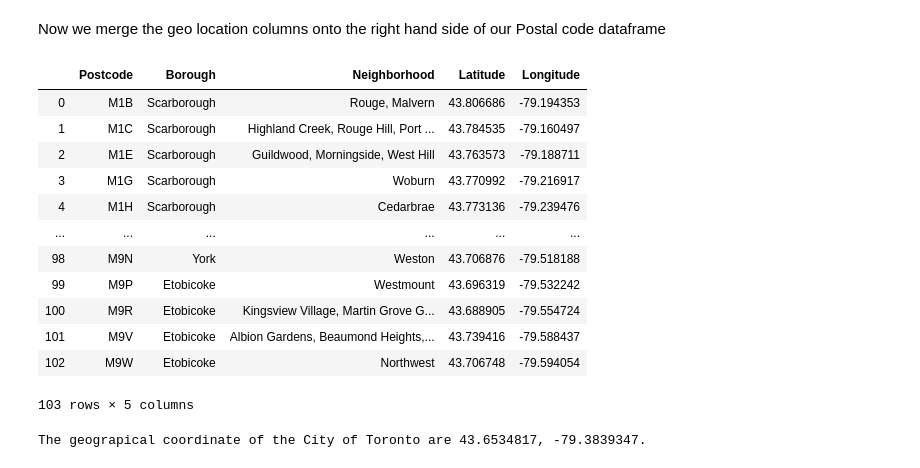
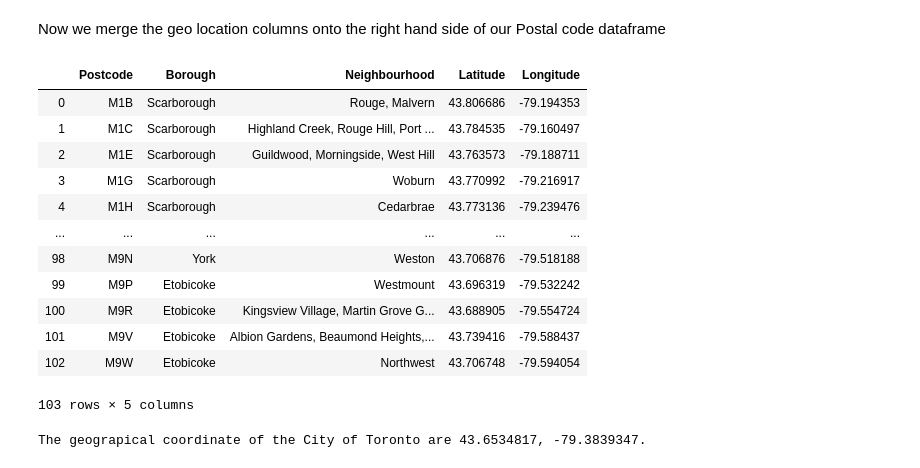
Before and after one commit to NickKay/IBM-Course, a Jupyter notebook: Capstone-Week3/Capstone-Week3-Postcode - V1.ipynb, the cells around one changed output. Cells and saved outputs as stored; diff of their text form; code cells hidden in the pictures.

```diff
--- a/Capstone-Week3/Capstone-Week3-Postcode - V1.ipynb
+++ b/Capstone-Week3/Capstone-Week3-Postcode - V1.ipynb
@@ -133,9 +133,10 @@ geopost
 Now we merge the geo location columns onto the right hand side of our Postal code dataframe
 # %%
 postalgeo = pd.merge(left=dfg, right=geopost)
+postalgeo = postalgeo.rename(columns={"Neighborhood": "Neighbourhood"})
 postalgeo
 # %% [output]
-|  | Postcode | Borough | Neighborhood | Latitude | Longitude |
+|  | Postcode | Borough | Neighbourhood | Latitude | Longitude |
 | 0 | M1B | Scarborough | Rouge, Malvern | 43.806686 | -79.194353 |
 | 1 | M1C | Scarborough | Highland Creek, Rouge Hill, Port ... | 43.784535 | -79.160497 |
 | 2 | M1E | Scarborough | Guildwood, Morningside, West Hill | 43.763573 | -79.188711 |
```
Also changed, not shown: parts of 13 cells of this notebook.
